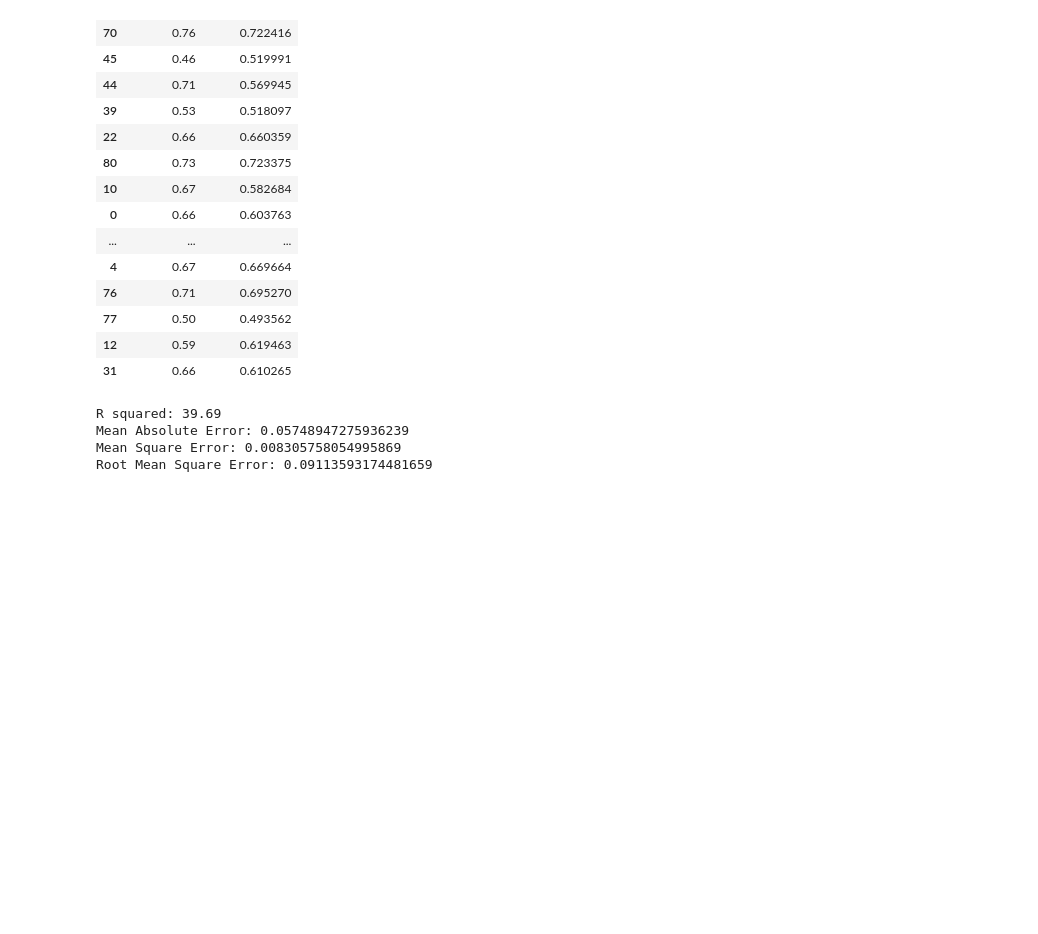
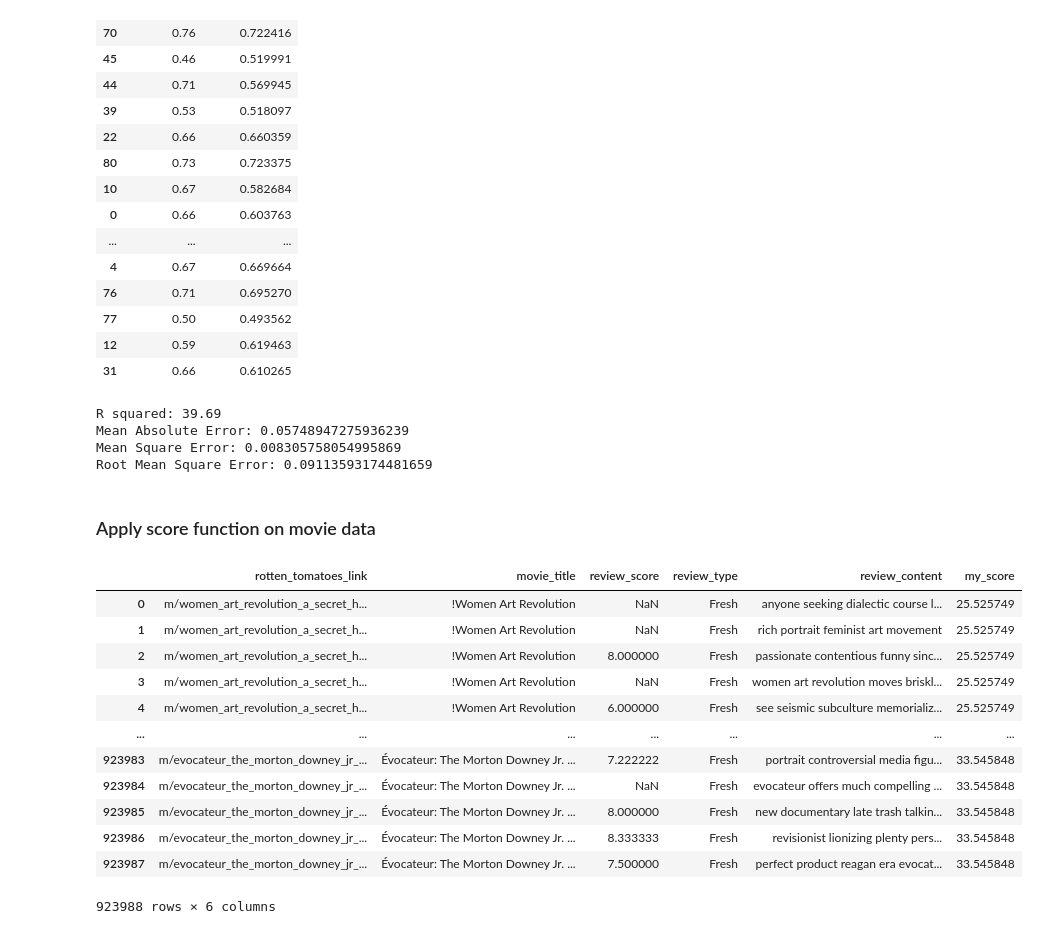
Before and after one commit to MMovasaghi/SentiMovie, a Jupyter notebook: code/Data-processing.ipynb, the cells around one changed output. Cells and saved outputs as stored; diff of their text form; code cells hidden in the pictures; blank space fills up the shorter version.

```diff
--- a/code/Data-processing.ipynb
+++ b/code/Data-processing.ipynb
@@ -342,6 +382,9 @@ model = mlr.fit(x_train, y_train)
 print(f"{model.intercept_:.6f} + ({model.coef_[0]:.6f} * tomatometer_rating) + ({model.coef_[1]:.6f} * audience_rating)")
 # %% [output]
 0.385255 + (0.082338 * tomatometer_rating) + (0.310155 * audience_rating)
+# %%
+def my_score_mapping(tomatometer_rating, audience_rating, model_param=[0, 0]):
+    return (model_param[0] * tomatometer_rating) + (model_param[1] * audience_rating)
 # %% [markdown]
 ### Evaluation
 # %%
@@ -379,3 +422,28 @@ R squared: 39.69
 Mean Absolute Error: 0.05748947275936239
 Mean Square Error: 0.008305758054995869
 Root Mean Square Error: 0.09113593174481659
+# %% [markdown]
+### Apply score function on movie data
+# %%
+eda.movies = pd.read_csv('./../data/normalized_movie.csv', index_col=False)
+# %%
+eda.movies['my_score'] = [my_score_mapping(t, a, model_param=[model.coef_[0], model.coef_[1]])
+                          for t, a in zip(eda.movies['tomatometer_rating'], eda.movies['audience_rating'])]
+eda.movies = eda.movies[['rotten_tomatoes_link', 'movie_title',
+                         'review_score', 'review_type',
+                         'review_content', 'my_score']].copy()
+eda.movies
+# %% [output]
+|  | rotten_tomatoes_link | movie_title | review_score | review_type | review_content | my_score |
+| 0 | m/women_art_revolution_a_secret_h... | !Women Art Revolution | NaN | Fresh | anyone seeking dialectic course l... | 25.525749 |
+| 1 | m/women_art_revolution_a_secret_h... | !Women Art Revolution | NaN | Fresh | rich portrait feminist art movement | 25.525749 |
+| 2 | m/women_art_revolution_a_secret_h... | !Women Art Revolution | 8.000000 | Fresh | passionate contentious funny sinc... | 25.525749 |
+| 3 | m/women_art_revolution_a_secret_h... | !Women Art Revolution | NaN | Fresh | women art revolution moves briskl... | 25.525749 |
+| 4 | m/women_art_revolution_a_secret_h... | !Women Art Revolution | 6.000000 | Fresh | see seismic subculture memorializ... | 25.525749 |
+| ... | ... | ... | ... | ... | ... | ... |
+| 923983 | m/evocateur_the_morton_downey_jr_... | Évocateur: The Morton Downey Jr. ... | 7.222222 | Fresh | portrait controversial media figu... | 33.545848 |
+| 923984 | m/evocateur_the_morton_downey_jr_... | Évocateur: The Morton Downey Jr. ... | NaN | Fresh | evocateur offers much compelling ... | 33.545848 |
+| 923985 | m/evocateur_the_morton_downey_jr_... | Évocateur: The Morton Downey Jr. ... | 8.000000 | Fresh | new documentary late trash talkin... | 33.545848 |
+| 923986 | m/evocateur_the_morton_downey_jr_... | Évocateur: The Morton Downey Jr. ... | 8.333333 | Fresh | revisionist lionizing plenty pers... | 33.545848 |
+| 923987 | m/evocateur_the_morton_downey_jr_... | Évocateur: The Morton Downey Jr. ... | 7.500000 | Fresh | perfect product reagan era evocat... | 33.545848 |
+923988 rows × 6 columns
```
Also changed, not shown: parts of 14 cells of this notebook, 2 other files.
